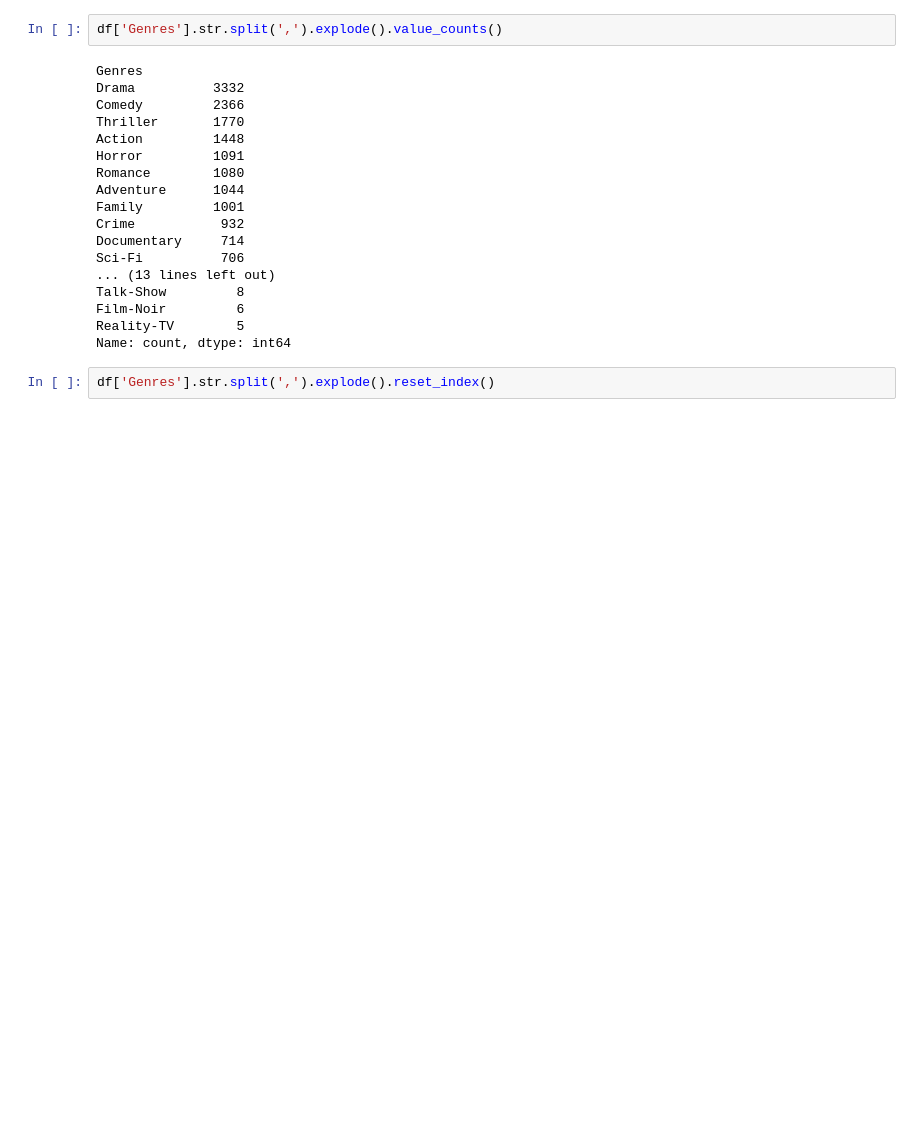
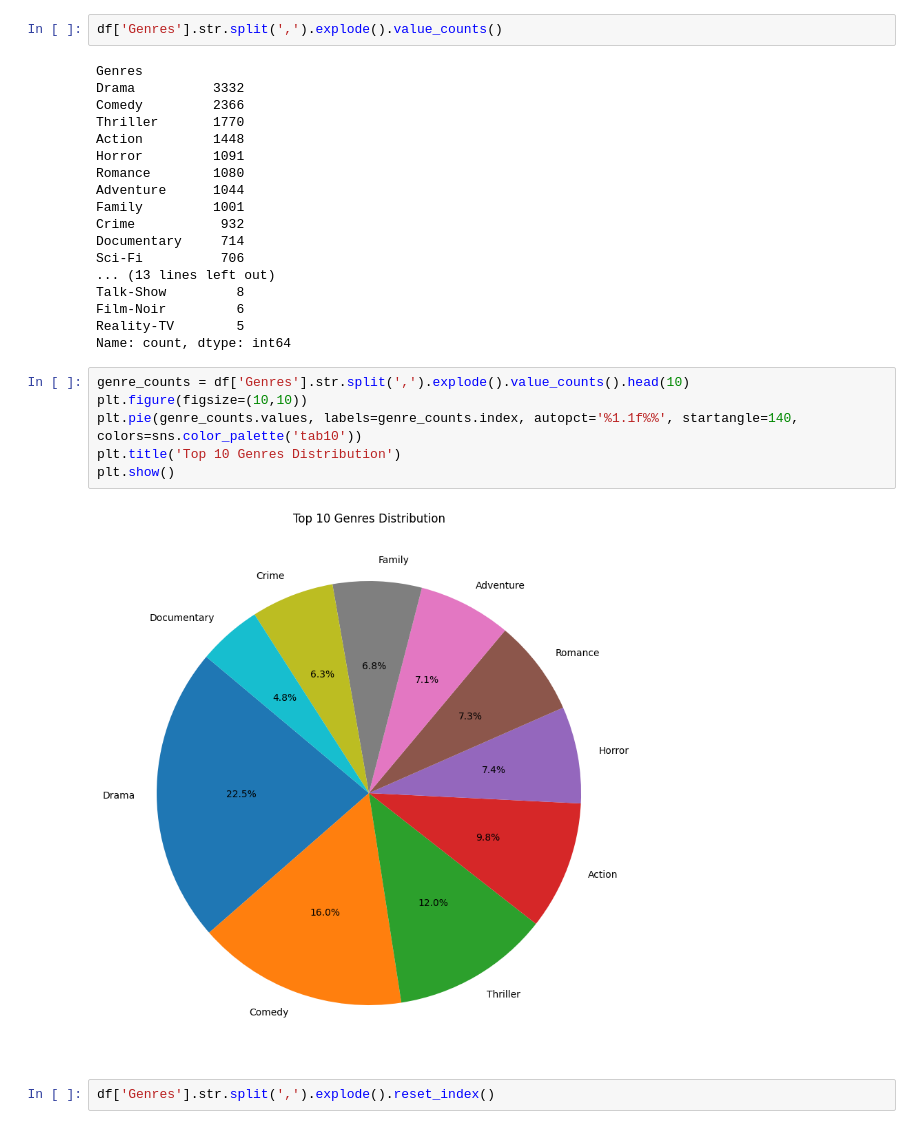
Before and after one commit to Aakashdoraisamy/python-data-science, a Jupyter notebook: Python_Libraries/pandas/movies/movies.ipynb, the cells around one changed output. Saved outputs shown, nothing was run; the diff lists cells and outputs as text; blank space fills up the shorter version.

```diff
--- a/Python_Libraries/pandas/movies/movies.ipynb
+++ b/Python_Libraries/pandas/movies/movies.ipynb
@@ -243,6 +251,14 @@ Talk-Show         8
 Film-Noir         6
 Reality-TV        5
 Name: count, dtype: int64
+# %%
+genre_counts = df['Genres'].str.split(',').explode().value_counts().head(10)
+plt.figure(figsize=(10,10))
+plt.pie(genre_counts.values, labels=genre_counts.index, autopct='%1.1f%%', startangle=140, colors=sns.color_palette('tab10'))
+plt.title('Top 10 Genres Distribution')
+plt.show()
+# %% [output]
+[figure, added]
 # %%
 df['Genres'].str.split(',').explode().reset_index()
 # %% [output]
```
Also changed, not shown: parts of 14 cells of this notebook.
